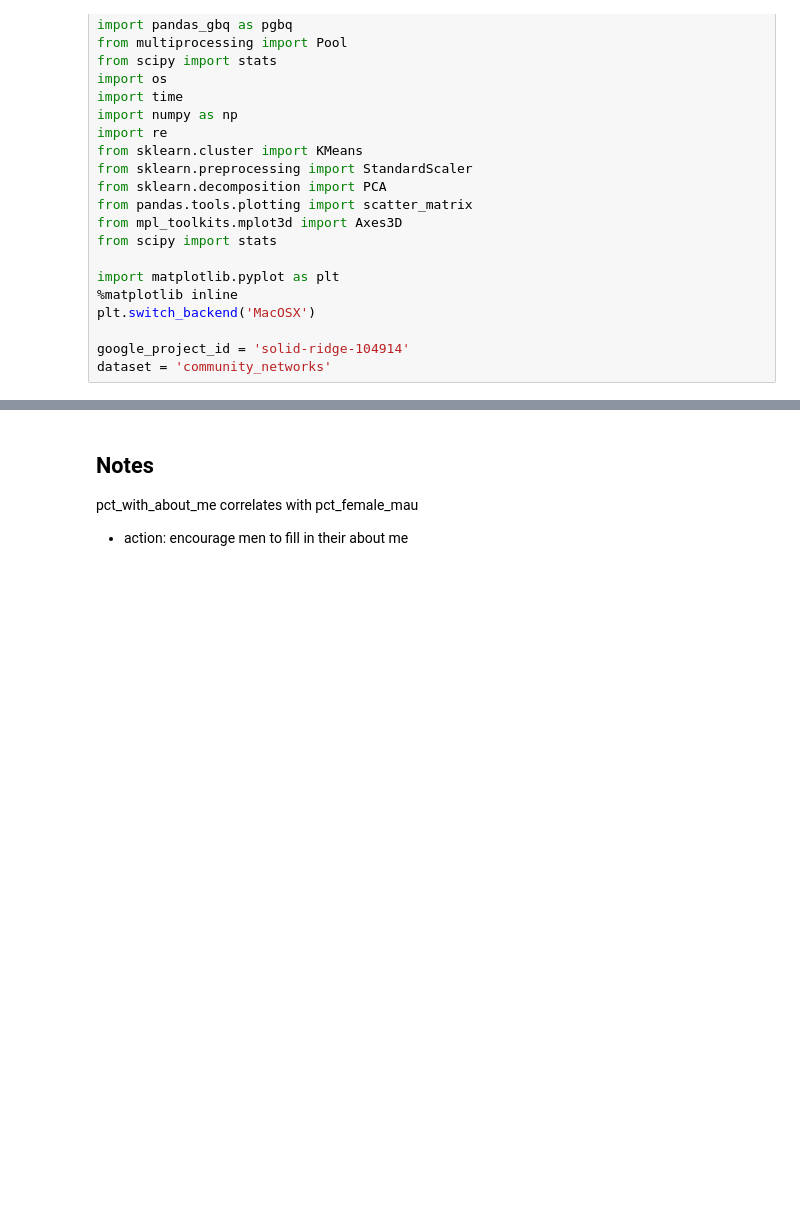
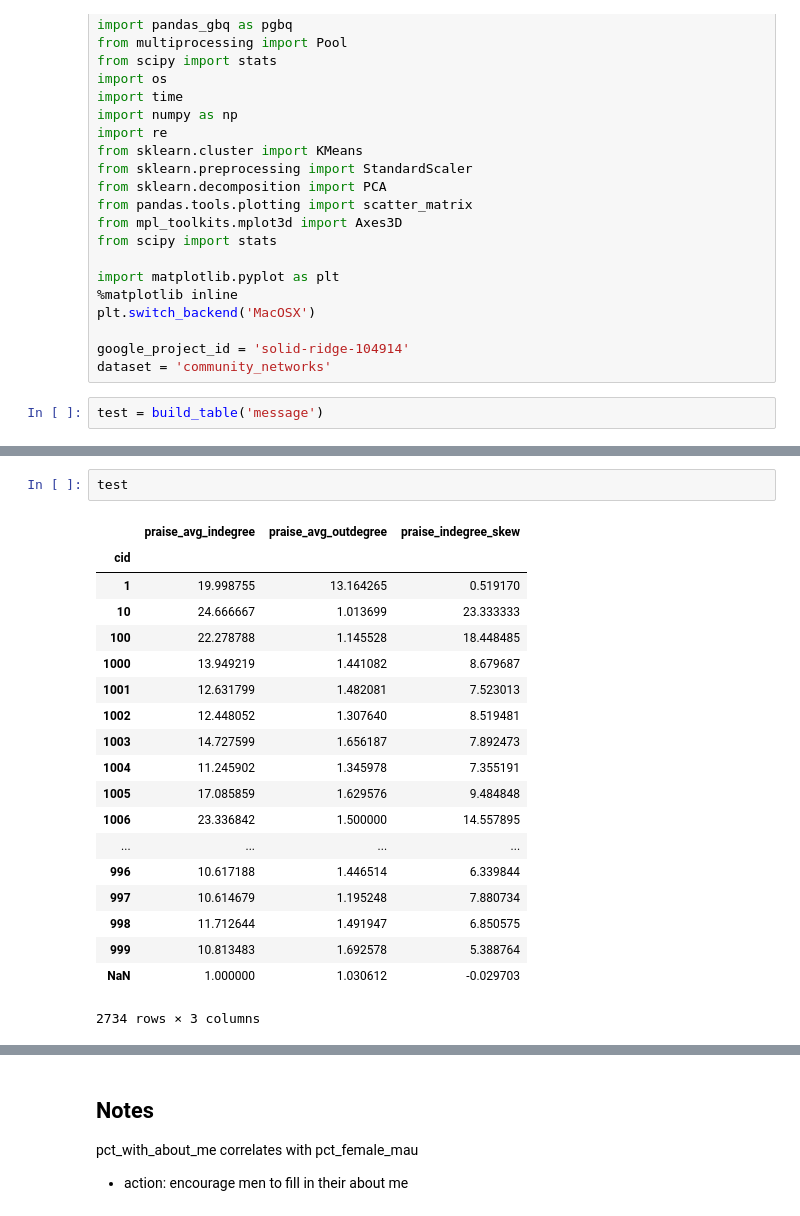
Before and after one commit to jharris1679/community_health, a Jupyter notebook: python/clustering_pipeline.ipynb, the cells around one changed output, grey strips where cells are left out. Drawn from its saved outputs; the diff is of its cells as text; blank space fills up the shorter version.

```diff
--- a/python/clustering_pipeline.ipynb
+++ b/python/clustering_pipeline.ipynb
@@ -22,3 +22,5 @@ plt.switch_backend('MacOSX')
 
 google_project_id = 'solid-ridge-104914'
 dataset = 'community_networks'
+# %%
+test = build_table('message')
@@ -25,3 +39,25 @@ dataset = 'community_networks'
+# %%
+test
+# %% [output]
+|  | praise_avg_indegree | praise_avg_outdegree | praise_indegree_skew |
+| cid |  |  |  |
+| 1 | 19.998755 | 13.164265 | 0.519170 |
+| 10 | 24.666667 | 1.013699 | 23.333333 |
+| 100 | 22.278788 | 1.145528 | 18.448485 |
+| 1000 | 13.949219 | 1.441082 | 8.679687 |
+| 1001 | 12.631799 | 1.482081 | 7.523013 |
+| 1002 | 12.448052 | 1.307640 | 8.519481 |
+| 1003 | 14.727599 | 1.656187 | 7.892473 |
+| 1004 | 11.245902 | 1.345978 | 7.355191 |
+| 1005 | 17.085859 | 1.629576 | 9.484848 |
+| 1006 | 23.336842 | 1.500000 | 14.557895 |
+| ... | ... | ... | ... |
+| 996 | 10.617188 | 1.446514 | 6.339844 |
+| 997 | 10.614679 | 1.195248 | 7.880734 |
+| 998 | 11.712644 | 1.491947 | 6.850575 |
+| 999 | 10.813483 | 1.692578 | 5.388764 |
+| NaN | 1.000000 | 1.030612 | -0.029703 |
+2734 rows × 3 columns
 # %%
 def build_table(module_type):
     print(module_type)
```
Also changed, not shown: parts of 8 cells of this notebook.
